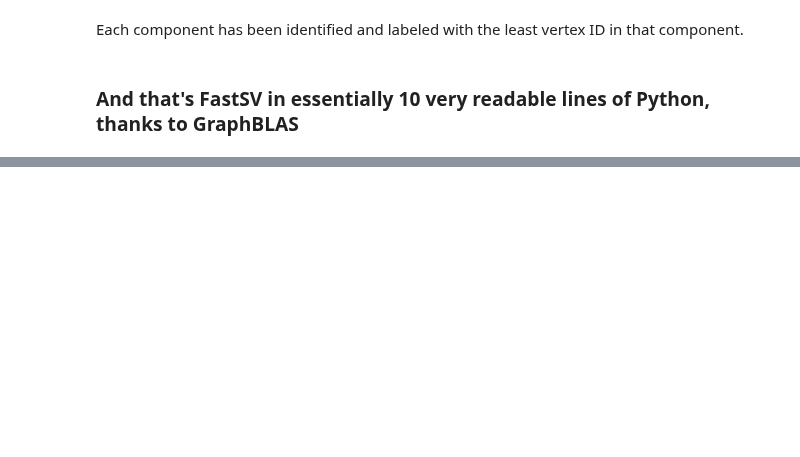
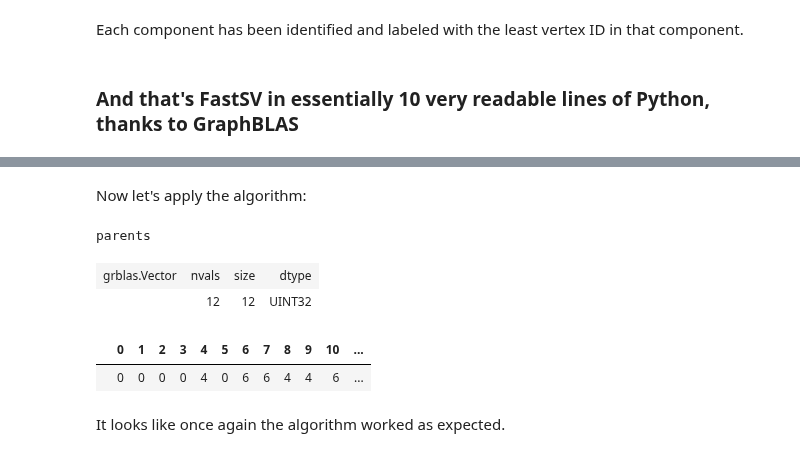
Before and after one commit to python-graphblas/python-graphblas, a Jupyter notebook: notebooks/Connected Components -- FastSV.ipynb, the cells around one changed output, grey strips where cells are left out. Drawn from its saved outputs; the diff is of its cells as text; code cells hidden in the pictures; blank space fills up the shorter version.

```diff
--- a/notebooks/Connected Components -- FastSV.ipynb
+++ b/notebooks/Connected Components -- FastSV.ipynb
@@ -262,0 +287,14 @@ Each component has been identified and labeled with the least vertex ID in that
+# %% [markdown]
+Now let's apply the algorithm:
+# %%
+A = gio.from_scipy_sparse_matrix(A)
+connected_components = fastSV(A)
+connected_components
+# %% [output]
+parents
+| grblas.Vector | nvals | size | dtype |
+|  | 12 | 12 | UINT32 |
+|  | 0 | 1 | 2 | 3 | 4 | 5 | 6 | 7 | 8 | 9 | 10 | ... |
+|  | 0 | 0 | 0 | 0 | 4 | 0 | 6 | 6 | 4 | 4 | 6 | ... |
+# %% [markdown]
+It looks like once again the algorithm worked as expected.
```
Also changed, not shown: parts of 16 cells of this notebook.
